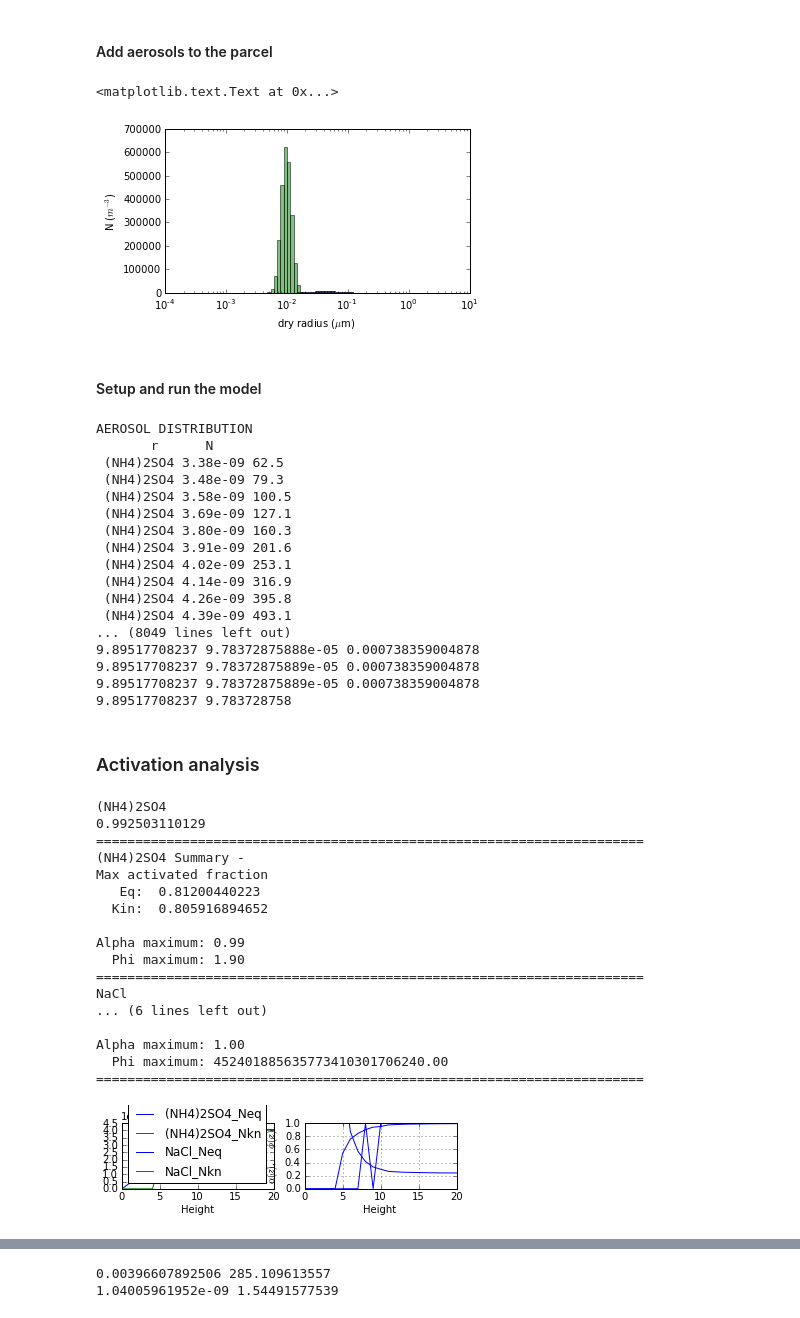
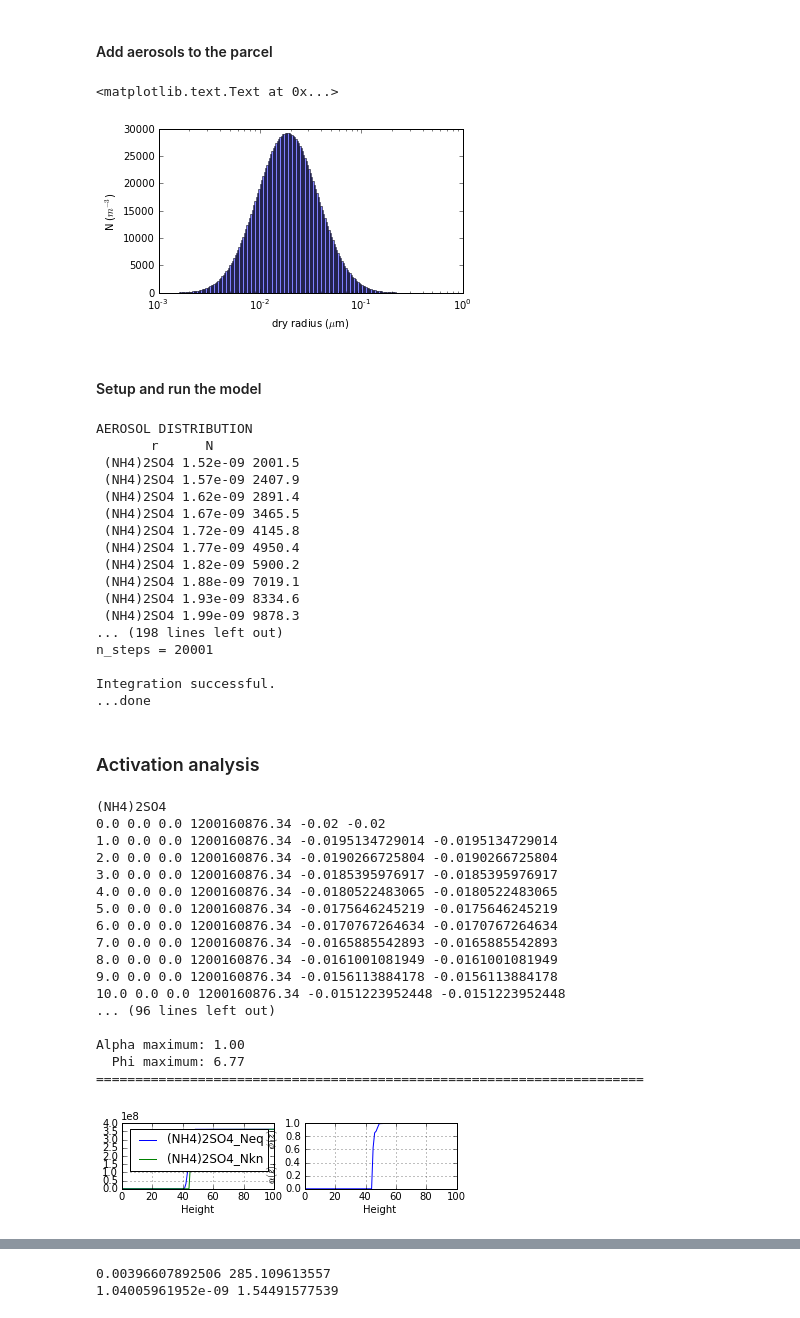
Before and after one commit to darothen/pyrcel, a Jupyter notebook: run_model.ipynb, the cells around one changed output, grey strips where cells are left out. Drawn from its saved outputs; the diff is of its cells as text; code cells hidden in the pictures.

```diff
--- a/run_model.ipynb
+++ b/run_model.ipynb
@@ -15,36 +15,37 @@ V = 1.0 # m/s
 # %% [markdown]
 #### Add aerosols to the parcel
 # %%
-aerosol1 = AerosolSpecies('(NH4)2SO4', Lognorm(mu=0.06, sigma=1.8, N=500.),
+aerosol1 = AerosolSpecies('(NH4)2SO4', Lognorm(mu=0.03, sigma=2.0, N=1200.),
                           bins=200, kappa=0.3)
 #aerosol2 = AerosolSpecies('NaCl', {'r_drys': [0.05, ], 'Nis': [10000.0, ]}, kappa=0.1)
 aerosol2 = AerosolSpecies('NaCl', Lognorm(mu=0.01, sigma=1.2, N=3000.),
                           bins=40, kappa=0.15)
 
-initial_aerosols = [aerosol1, aerosol2, ]
+#initial_aerosols = [aerosol1, aerosol2, ]
+initial_aerosols = [aerosol1, ]
 
 aer_species = [a.species for a in initial_aerosols]
 aer_dict = dict()
 for aerosol in initial_aerosols:
     aer_dict[aerosol.species] = aerosol
 
 ## Plot the size distribution:
 figure(2, figsize=(12,10))
 clf()
 subplot(3,2,1)
 colors = 'bgrcmyk'
 for i, aerosol in enumerate(initial_aerosols):
     rs, Nis = aerosol.rs, aerosol.Nis
     bar(rs[:-1], Nis/np.diff(rs)*1e-6, diff(rs), color=colors[i], alpha=0.5)
 semilogx()
 xlabel(r'dry radius ($\mu$m)'); ylabel(r'N ($m^{-3}$)')
 # %% [output]
 <matplotlib.text.Text at 0x...>
-[figure, old version]
+[figure, new version]
 # %% [markdown]
 #### Setup and run the model
 # %%
-z_top = 20.0 # meters
+z_top = 100.0 # meters
 dt = 0.01 # seconds
 
 pm = ParcelModel(initial_aerosols, V, T0, S0, P0, console=True)
@@ -63,21 +64,21 @@ aerosols2 = aero_subset
 # %% [output]
 AEROSOL DISTRIBUTION
        r      N
- (NH4)2SO4 3.38e-09 62.5
- (NH4)2SO4 3.48e-09 79.3
- (NH4)2SO4 3.58e-09 100.5
- (NH4)2SO4 3.69e-09 127.1
- (NH4)2SO4 3.80e-09 160.3
- (NH4)2SO4 3.91e-09 201.6
- (NH4)2SO4 4.02e-09 253.1
- (NH4)2SO4 4.14e-09 316.9
- (NH4)2SO4 4.26e-09 395.8
- (NH4)2SO4 4.39e-09 493.1
-... (8049 lines left out)
-9.89517708237 9.78372875888e-05 0.000738359004878
-9.89517708237 9.78372875889e-05 0.000738359004878
-9.89517708237 9.78372875889e-05 0.000738359004878
-9.89517708237 9.783728758
+ (NH4)2SO4 1.52e-09 2001.5
+ (NH4)2SO4 1.57e-09 2407.9
+ (NH4)2SO4 1.62e-09 2891.4
+ (NH4)2SO4 1.67e-09 3465.5
+ (NH4)2SO4 1.72e-09 4145.8
+ (NH4)2SO4 1.77e-09 4950.4
+ (NH4)2SO4 1.82e-09 5900.2
+ (NH4)2SO4 1.88e-09 7019.1
+ (NH4)2SO4 1.93e-09 8334.6
+ (NH4)2SO4 1.99e-09 9878.3
+... (198 lines left out)
+n_steps = 20001
+
+Integration successful.
+...done
 # %% [markdown]
 ### Activation analysis
 # %%
@@ -114,7 +115,7 @@ for species in aer_species:
             Nkn.append(0.0)
             Nunact.append(np.sum(Nis))
 
-        #print parcel.index[i], Neq[i], Nkn[i], Nunact[i], S_max, S
+        print parcel.index[i], Neq[i], Nkn[i], Nunact[i], S_max, S
 
     Neq = np.array(Neq)
     Nkn = np.array(Nkn)
@@ -155,20 +156,20 @@ for species in aer_species:
     print "=="*35
 # %% [output]
 (NH4)2SO4
-0.992503110129
-======================================================================
-(NH4)2SO4 Summary -
-Max activated fraction
-   Eq:  0.81200440223
-  Kin:  0.805916894652
-
-Alpha maximum: 0.99
-  Phi maximum: 1.90
-======================================================================
-NaCl
-... (6 lines left out)
+0.0 0.0 0.0 1200160876.34 -0.02 -0.02
+1.0 0.0 0.0 1200160876.34 -0.0195134729014 -0.0195134729014
+2.0 0.0 0.0 1200160876.34 -0.0190266725804 -0.0190266725804
+3.0 0.0 0.0 1200160876.34 -0.0185395976917 -0.0185395976917
+4.0 0.0 0.0 1200160876.34 -0.0180522483065 -0.0180522483065
+5.0 0.0 0.0 1200160876.34 -0.0175646245219 -0.0175646245219
+6.0 0.0 0.0 1200160876.34 -0.0170767264634 -0.0170767264634
+7.0 0.0 0.0 1200160876.34 -0.0165885542893 -0.0165885542893
+8.0 0.0 0.0 1200160876.34 -0.0161001081949 -0.0161001081949
+9.0 0.0 0.0 1200160876.34 -0.0156113884178 -0.0156113884178
+10.0 0.0 0.0 1200160876.34 -0.0151223952448 -0.0151223952448
+... (96 lines left out)
 
 Alpha maximum: 1.00
-  Phi maximum: 452401885635773410301706240.00
+  Phi maximum: 6.77
 ======================================================================
-[figure, old version]
+[figure, new version]
```
Also changed, not shown: parts of 2 cells of this notebook, 4 other files.
